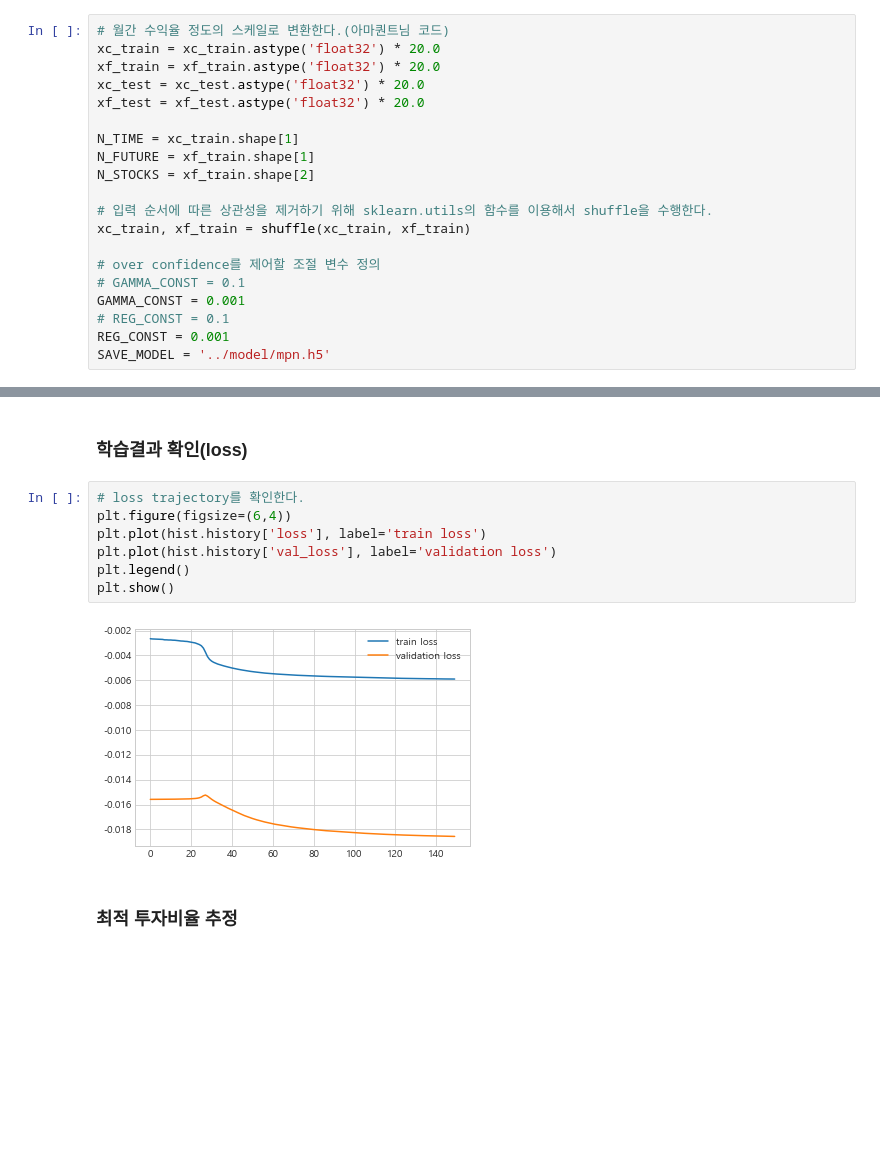
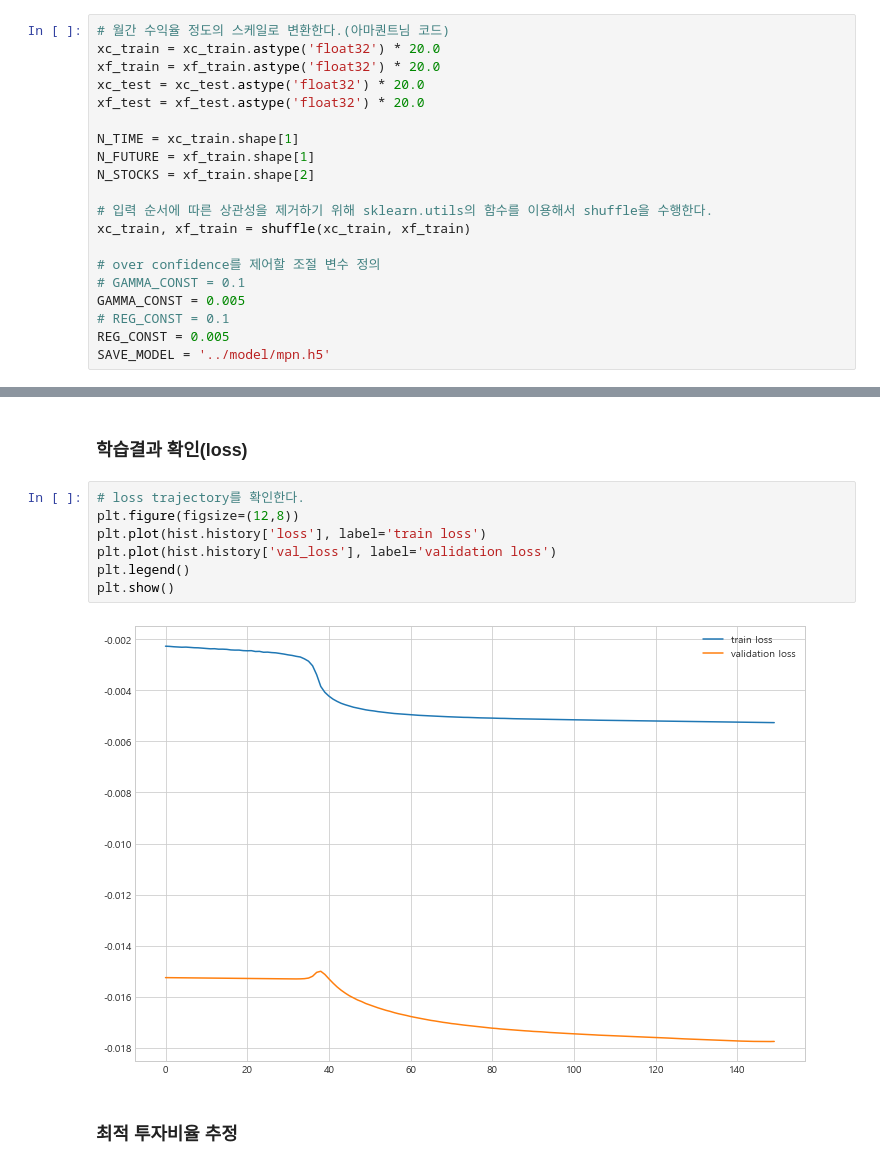
Before and after one commit to suhan-jung/etf_magaged_portfolio, a Jupyter notebook: code/mpn.ipynb, the cells around one changed output, grey strips where cells are left out. Saved outputs shown, nothing was run; the diff lists cells and outputs as text; blank space fills up the shorter version.

```diff
--- a/code/mpn.ipynb
+++ b/code/mpn.ipynb
@@ -152,7 +172,7 @@ xc_train, xf_train = shuffle(xc_train, xf_train)
 
 # over confidence를 제어할 조절 변수 정의
 # GAMMA_CONST = 0.1
-GAMMA_CONST = 0.001
+GAMMA_CONST = 0.005
 # REG_CONST = 0.1
-REG_CONST = 0.001
+REG_CONST = 0.005
 SAVE_MODEL = '../model/mpn.h5'
@@ -216,12 +240,12 @@ Epoch 150/150
 ### 학습결과 확인(loss)
 # %%
 # loss trajectory를 확인한다.
-plt.figure(figsize=(6,4))
+plt.figure(figsize=(12,8))
 plt.plot(hist.history['loss'], label='train loss')
 plt.plot(hist.history['val_loss'], label='validation loss')
 plt.legend()
 plt.show()
 # %% [output]
-[figure, old version]
+[figure, new version]
 # %% [markdown]
 ### 최적 투자비율 추정
```
Also changed, not shown: parts of 21 cells of this notebook, 1 other file.
